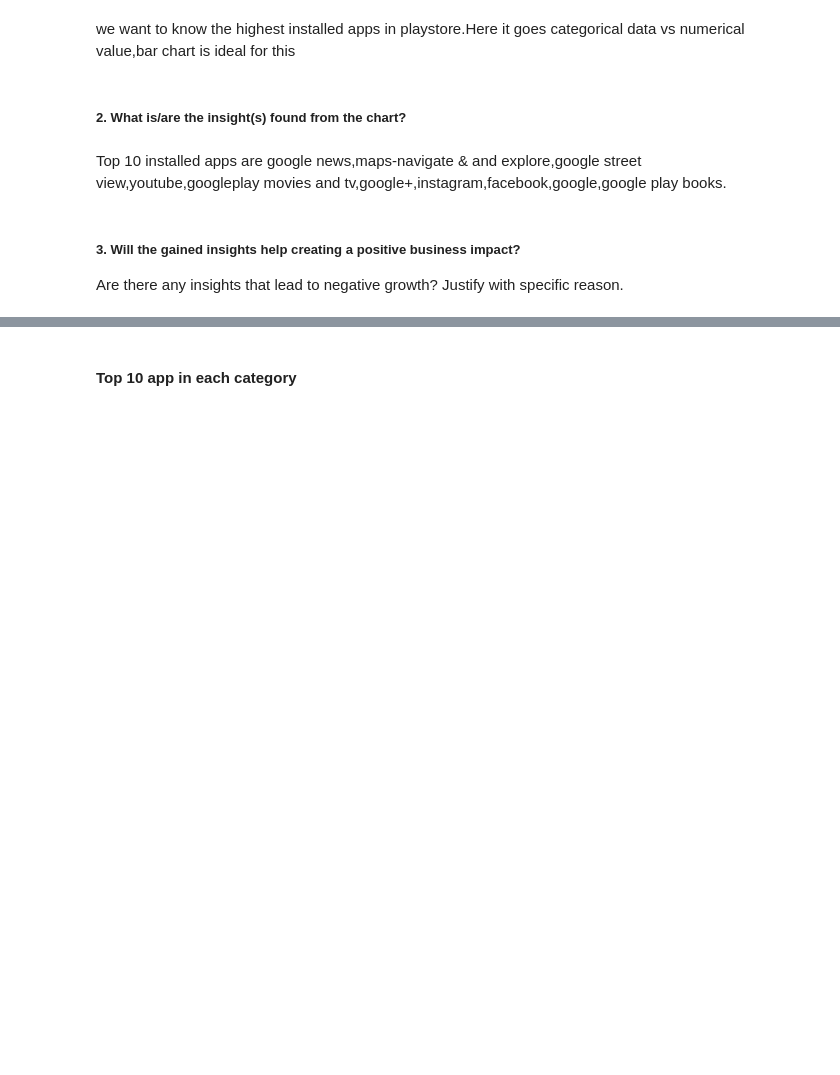
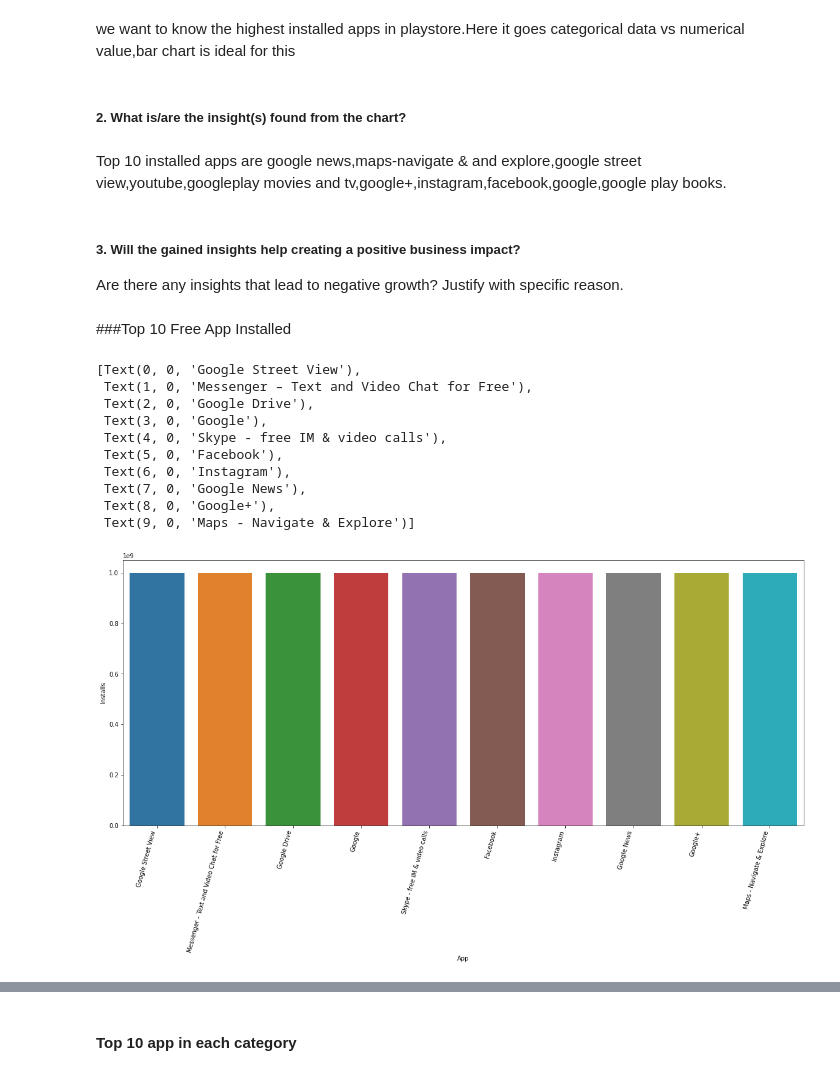
Before and after one commit to sabitendu/EDA-Capstone-Project-on-Play-Store-App-Review-Analysis, a Jupyter notebook: playstore_app_review_analysis.ipynb, the cells around one changed output, grey strips where cells are left out. Cells and saved outputs as stored; diff of their text form; code cells hidden in the pictures; blank space fills up the shorter version.

```diff
--- a/playstore_app_review_analysis.ipynb
+++ b/playstore_app_review_analysis.ipynb
@@ -1248,3 +1263,23 @@ Top 10 installed apps are google news,maps-navigate & and explore,google street
 # %% [markdown]
 ##### 3. Will the gained insights help creating a positive business impact?
 Are there any insights that lead to negative growth? Justify with specific reason.
+# %% [markdown]
+###Top 10 Free App Installed
+# %%
+app_type=df_ps[['App','Installs','Type']]
+free_app=app_type[app_type['Type']=='Free'].sort_values(by='Installs',ascending=False).head(10)
+fig,ax=plt.subplots(figsize=(20,8))
+at_visuals=sns.barplot(x=free_app.App,y=free_app.Installs)
+at_visuals.set_xticklabels(at_visuals.get_xticklabels(), rotation= 75, horizontalalignment='right')
+# %% [output]
+[Text(0, 0, 'Google Street View'),
+ Text(1, 0, 'Messenger – Text and Video Chat for Free'),
+ Text(2, 0, 'Google Drive'),
+ Text(3, 0, 'Google'),
+ Text(4, 0, 'Skype - free IM & video calls'),
+ Text(5, 0, 'Facebook'),
+ Text(6, 0, 'Instagram'),
+ Text(7, 0, 'Google News'),
+ Text(8, 0, 'Google+'),
+ Text(9, 0, 'Maps - Navigate & Explore')]
+[figure, added]
```
Also changed, not shown: parts of 62 cells of this notebook.
